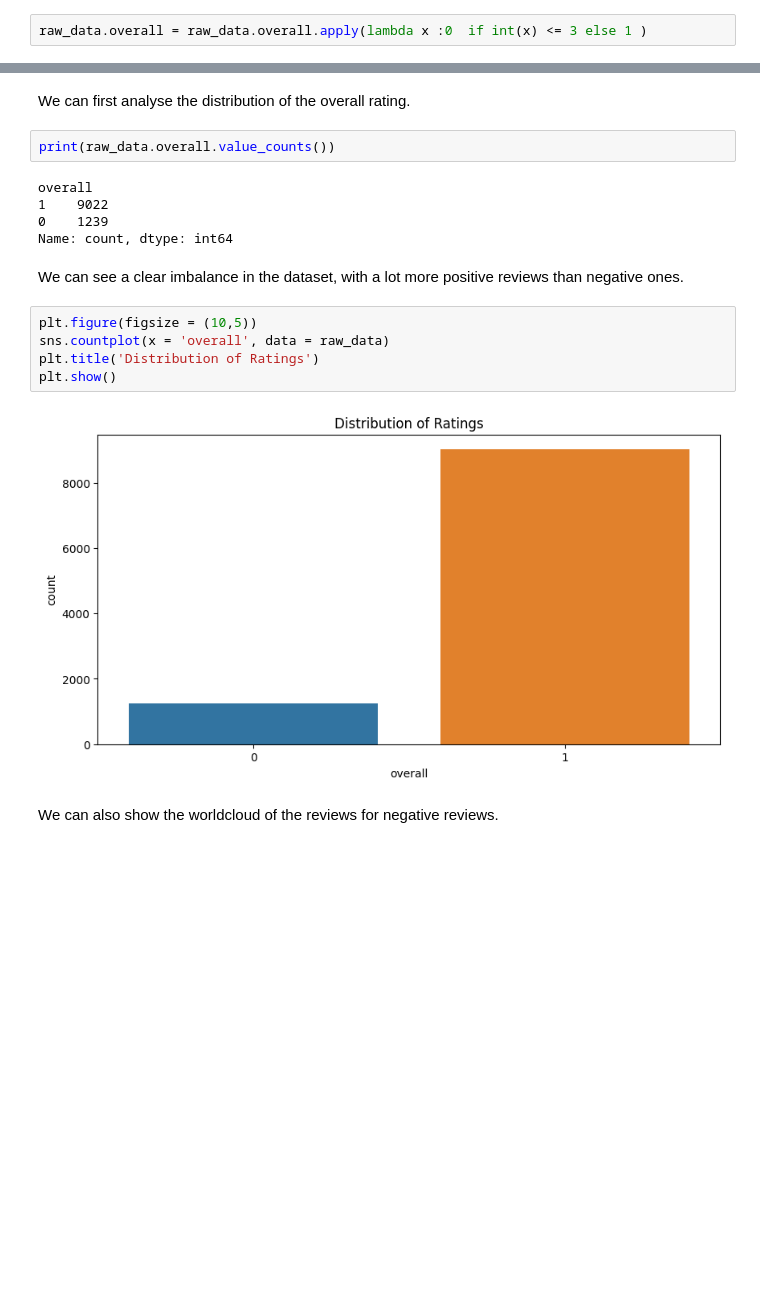
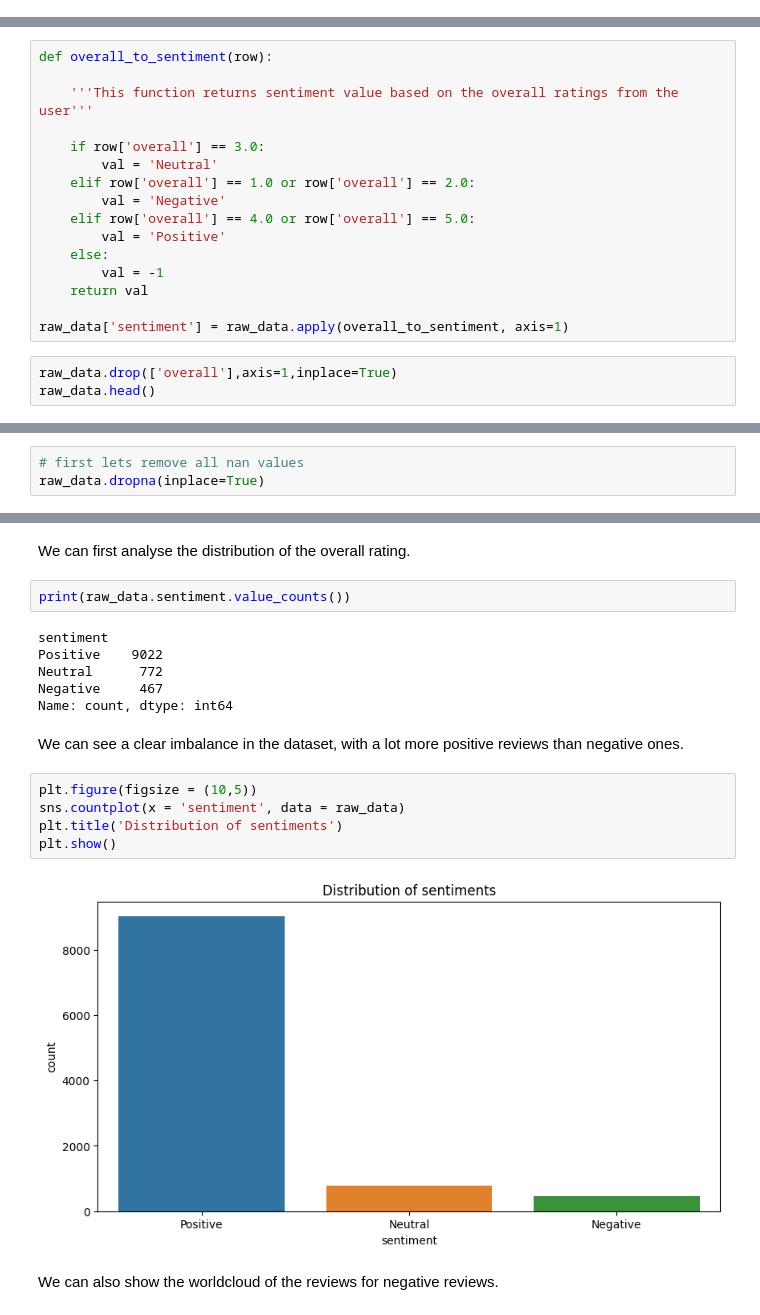
Before and after one commit to TonioElPuebloSchool/SAAR_NLP, a Jupyter notebook: 1_Exploratory_Data_Analysis.ipynb, the cells around one changed output, grey strips where cells are left out. Saved outputs shown, nothing was run; the diff lists cells and outputs as text; blank space fills up the shorter version.

```diff
--- a/1_Exploratory_Data_Analysis.ipynb
+++ b/1_Exploratory_Data_Analysis.ipynb
@@ -66,4 +66,2 @@ raw_data.head()
 # %% [markdown]
 If the review mark is 4 or 5, we will consider it positive, if its bllow 4, we will consider it negative, and inbetween (3) its neutral.
-# %%
-raw_data.overall = raw_data.overall.apply(lambda x :0  if int(x) <= 3 else 1 )
@@ -78,0 +68,19 @@ raw_data.head()
+# %%
+def overall_to_sentiment(row):
+
+    '''This function returns sentiment value based on the overall ratings from the user'''
+
+    if row['overall'] == 3.0:
+        val = 'Neutral'
+    elif row['overall'] == 1.0 or row['overall'] == 2.0:
+        val = 'Negative'
+    elif row['overall'] == 4.0 or row['overall'] == 5.0:
+        val = 'Positive'
+    else:
+        val = -1
+    return val
+
+raw_data['sentiment'] = raw_data.apply(overall_to_sentiment, axis=1)
+# %%
+raw_data.drop(['overall'],axis=1,inplace=True)
+raw_data.head()
@@ -80,6 +95,9 @@ raw_data.head()
 # Create new dataset
 # %% [markdown]
 Lets create a new dataset from the first one, to be fed into the preprocessing pipeline.
+# %%
+# first lets remove all nan values
+raw_data.dropna(inplace=True)
 # %%
 # the new folder will be in data/clean_data
 raw_data.to_csv('data/clean_data/Musical_instruments_reviews_clean.csv', index=False)
@@ -88,21 +106,22 @@ raw_data.to_csv('data/clean_data/Musical_instruments_reviews_clean.csv', index=F
 # %% [markdown]
 We can first analyse the distribution of the overall rating.
 # %%
-print(raw_data.overall.value_counts())
+print(raw_data.sentiment.value_counts())
 # %% [output]
-overall
-1    9022
-0    1239
+sentiment
+Positive    9022
+Neutral      772
+Negative     467
 Name: count, dtype: int64
 # %% [markdown]
 We can see a clear imbalance in the dataset, with a lot more positive reviews than negative ones.
 # %%
 plt.figure(figsize = (10,5))
-sns.countplot(x = 'overall', data = raw_data)
-plt.title('Distribution of Ratings')
+sns.countplot(x = 'sentiment', data = raw_data)
+plt.title('Distribution of sentiments')
 plt.show()
 # %% [output]
-[figure, old version]
+[figure, new version]
 # %% [markdown]
 We can also show the worldcloud of the reviews for negative reviews.
 # %%
```
Also changed, not shown: parts of 11 cells of this notebook, 7 other files.
